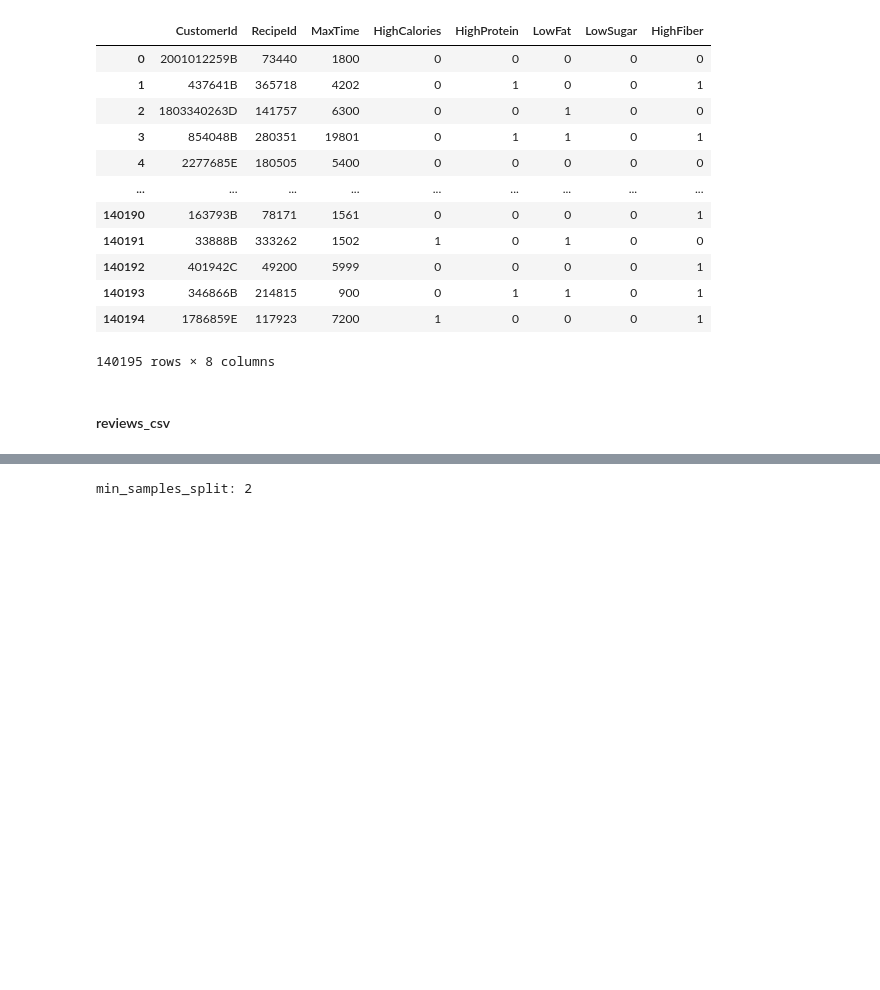
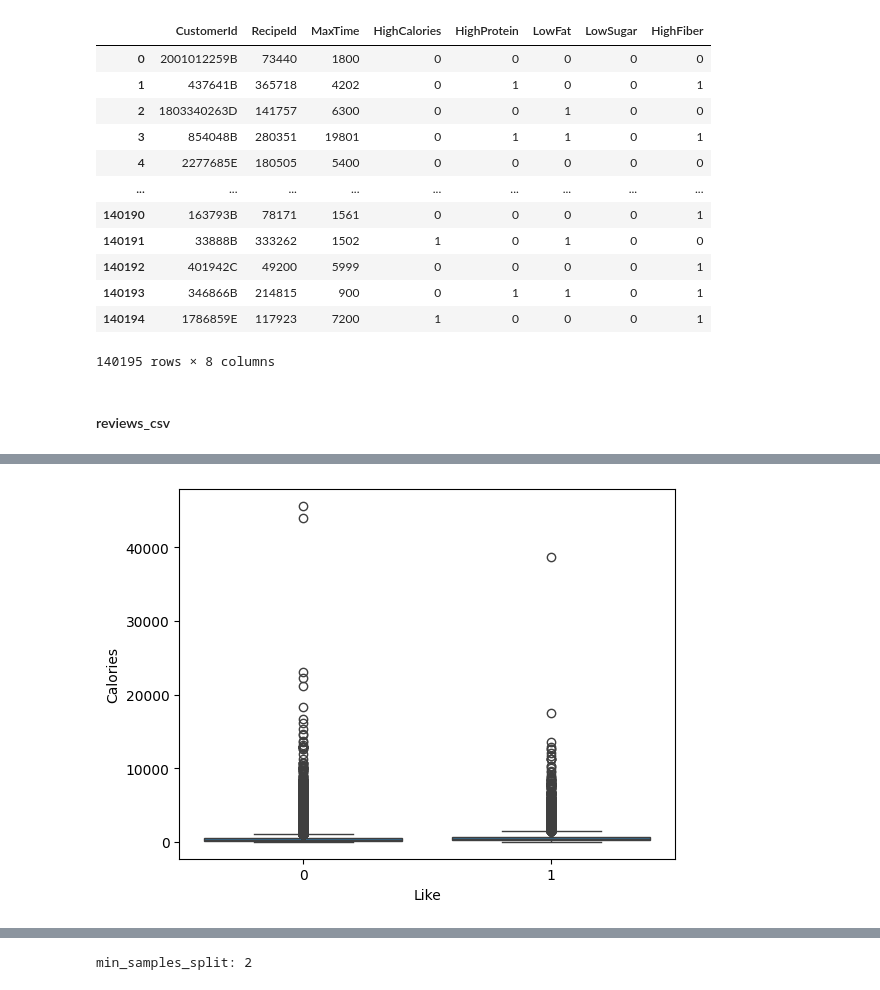
Before and after one commit to MittmannM/AnalyticsCupTUM, a Jupyter notebook: AC.ipynb, the cells around one changed output, grey strips where cells are left out. Drawn from its saved outputs; the diff is of its cells as text; code cells hidden in the pictures; blank space fills up the shorter version.

```diff
--- a/AC.ipynb
+++ b/AC.ipynb
@@ -200,0 +204,11 @@ df = pd.get_dummies(df, columns=['Diet', 'RecipeCategory'], drop_first=True)
+# %%
+import matplotlib.pyplot as plt
+import seaborn as sns
+
+# Assuming you have a DataFrame named 'df'
+sns.boxplot(x='Like', y='Calories', data=df)
+# or use violinplot for a more detailed view
+# sns.violinplot(x='Binary1', y='Numeric', hue='Binary2', data=df)
+plt.show()
+# %% [output]
+[figure, added]
```
Also changed, not shown: parts of 14 cells of this notebook.
